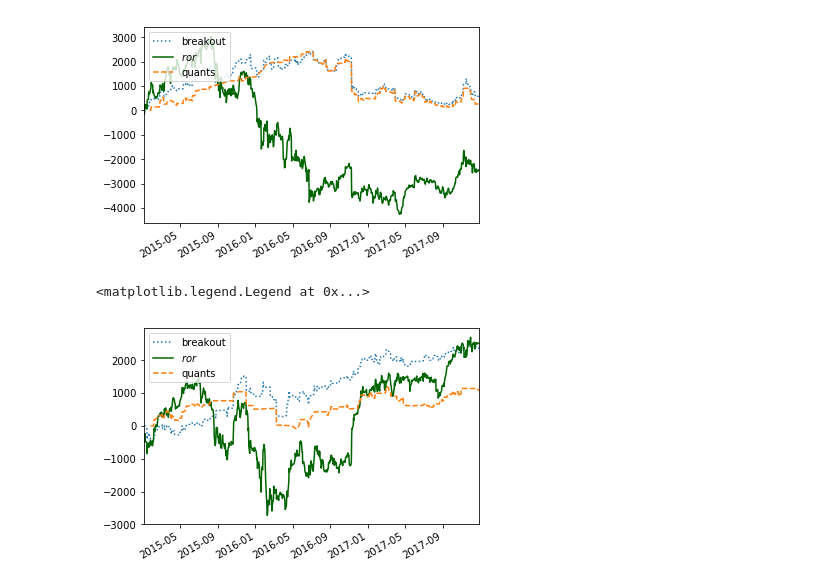
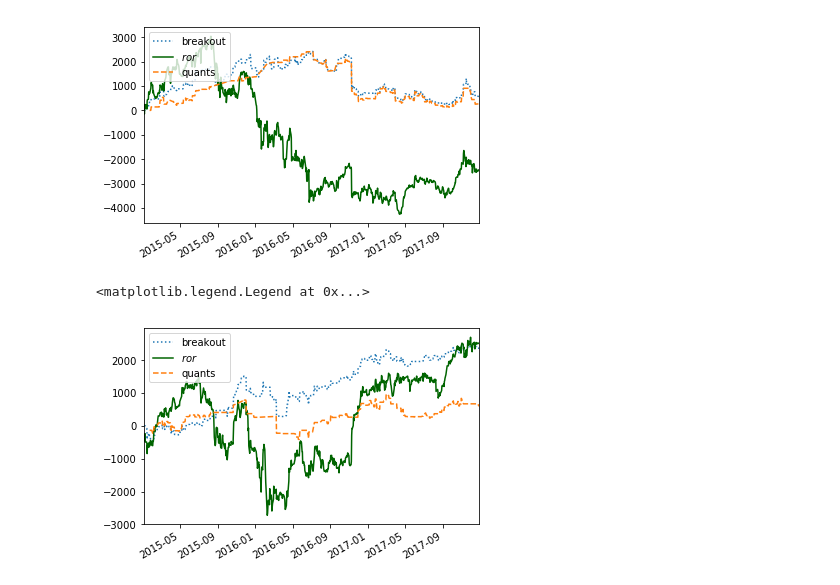
Before and after one commit to innovation1005/python3-for-system-trade, a Jupyter notebook: pan12-2015_2017.ipynb, the cells around one changed output. Saved outputs shown, nothing was run; the diff lists cells and outputs as text; code cells hidden in the pictures.

```diff
--- a/pan12-2015_2017.ipynb
+++ b/pan12-2015_2017.ipynb
@@ -217,0 +345,15 @@ t統計量を利用した戦略はうまく機能していない。
+# %%
+#t統計量と累積損益
+plt.figure(figsize=(6,4))
+n=5#移動ｔ値の計算に使うデータの個数
+#移動t統計量の推定値の算出
+ax=(pd.Series.rolling(session.on,n).mean()/pd.Series.rolling(session.on,n).std()\
+    *np.sqrt(n)).plot(label='$t$',color='darkblue')
+plt.ylabel('$t$ estimator')
+plt.legend(loc='lower right')
+ax2 = ax.twinx()#２番目の目盛りの設定
+session['onc']=session.on-2
+ax2=session.onc.cumsum().plot( style="r--",label='cum PL' )
+ax2=session.on.cumsum().plot( style="r:",label='cum no cost' )
+plt.ylabel('PL')
+plt.legend(loc='upper left')
@@ -263,0 +521,16 @@ plt.legend(loc='upper left')
+# %%
+#カイ二乗統計量を利用した戦略
+from scipy.stats import chi2
+plt.figure(figsize=(6,4))
+n=5
+#１日前の移動標準偏差の算出
+ss=pd.Series.rolling(session.on,n).std().shift(1).dropna()
+port=pd.concat([session.onc,ss],axis=1).dropna()
+port.columns=['onc','s']#列に名前を付ける
+s0=chi2.ppf(0.8,n-1)*70/(n-1)#35は真の値の推定値
+#採択域は0.8
+port.onc[port.apply(lambda x:(x['s']<s0),axis=1)>0].cumsum().plot(label='$on vol$',\
+                                                                   linestyle='--')
+plt.ylabel('PL')
+session.onc.cumsum().plot(label='$ror$',color='darkgreen')
+plt.legend(loc='upper left')
@@ -465,18 +740,18 @@ plt.legend(loc='upper left')
 # %%
 plt.figure(figsize=(6,4))
 results.s2ch0.cumsum().plot(label='breakout',linestyle=':')
 session.s2c.cumsum().plot(label='$ror$',color='darkgreen')
 n=5
 t0=t.ppf(0.1,n-1)
-s0=chi2.ppf(0.7,n-1)*96/(n-1)
+s0=chi2.ppf(0.7,n-1)*106/(n-1)
 tt=(pd.Series.rolling(results.s2,n).mean()/pd.Series.rolling(results.s2,n).std()\
     *np.sqrt(n)).shift(1).dropna()
 ss=pd.Series.rolling(results.s2,n).std().shift(1).dropna()
 results['t']=tt
 results['s']=ss
 results.s2ch0[results.apply(lambda x:long_stat(x['s'],s0,x['t'],t0),axis=1)]\
 .cumsum().plot(label='quants',linestyle='--')
 plt.legend(loc='upper left')
 # %% [output]
 <matplotlib.legend.Legend at 0x...>
-[figure, old version]
+[figure, new version]
```
Also changed, not shown: parts of 41 cells of this notebook.
